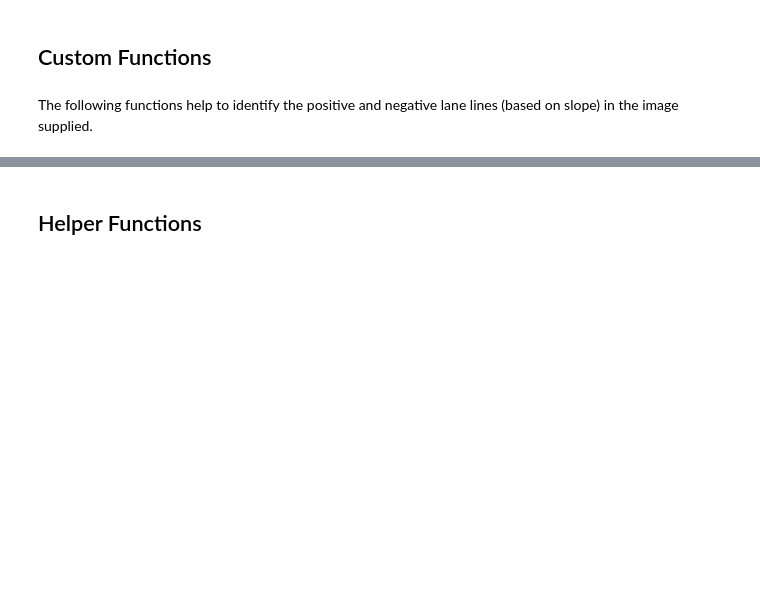
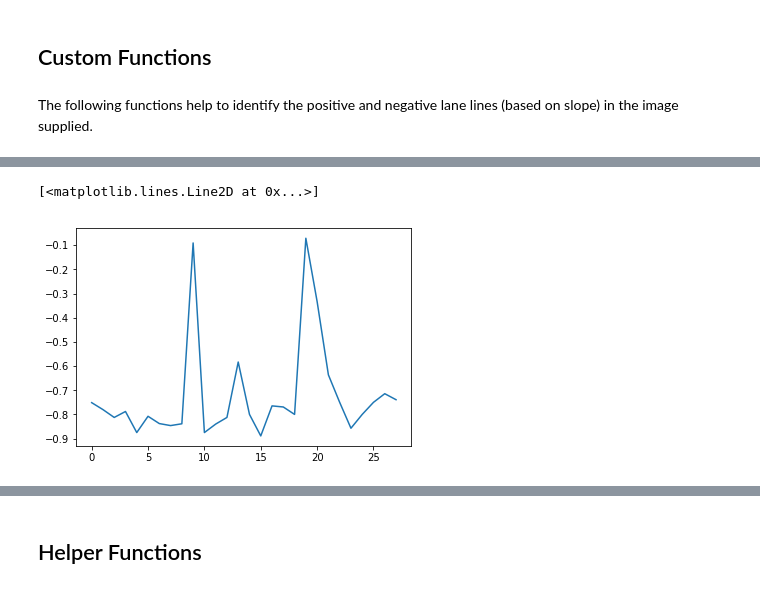
Before and after one commit to jeffwen/sdcnd_find_lanes, a Jupyter notebook: P1.ipynb, the cells around one changed output, grey strips where cells are left out. Saved outputs shown, nothing was run; the diff lists cells and outputs as text; code cells hidden in the pictures; blank space fills up the shorter version.

```diff
--- a/P1.ipynb
+++ b/P1.ipynb
@@ -134,0 +204,5 @@ def get_pos_neg_lines(line_array):
+# %%
+plt.plot(avg_lines(lines)[0][:,0])
+# %% [output]
+[<matplotlib.lines.Line2D at 0x...>]
+[figure, added]
```
Also changed, not shown: parts of 8 cells of this notebook, 1 other file.
